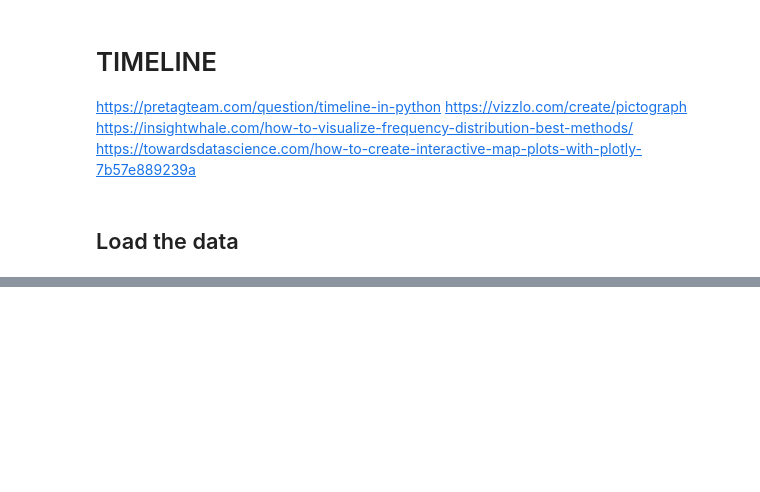
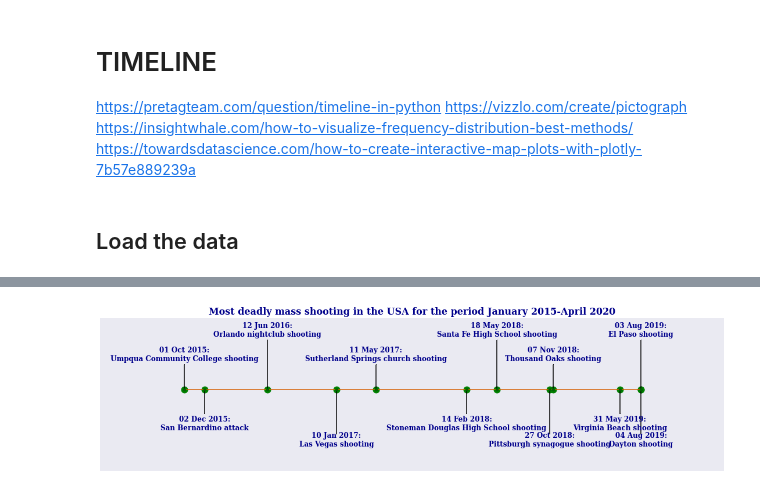
Before and after one commit to epfl-ada/ada-2021-project-sate, a Jupyter notebook: Timeline - Estelle.ipynb, the cells around one changed output, grey strips where cells are left out. Saved outputs shown, nothing was run; the diff lists cells and outputs as text; code cells hidden in the pictures; blank space fills up the shorter version.

```diff
--- a/Timeline - Estelle.ipynb
+++ b/Timeline - Estelle.ipynb
@@ -100,0 +126,49 @@ def show_values(axs, orient="v", space=.01):
+# %%
+dates = [date(2015,10,1), date(2015,12,2), date(2016,6,12), date(2017,1,10), date(2017,5,11), date(2018,2,14), date(2018,5,18), date(2018,10,27), date(2018,11,7), date(2019,5,31), date(2019,8,3), date(2019,8,4)]
+# date(2017, 6, 14), date(2017, 6, 22),
+min_date = date(2015, 1, 15)
+max_date = date(2020, 4, 15)
+
+labels_events = ['Umpqua Community College shooting', 'San Bernardino attack', 'Orlando nightclub shooting', 'Las Vegas shooting', 'Sutherland Springs church shooting', 'Stoneman Douglas High School shooting', 'Santa Fe High School shooting', 'Pittsburgh synagogue shooting', 'Thousand Oaks shooting', 'Virginia Beach shooting', 'El Paso shooting', 'Dayton shooting']
+# 'Congressional baseball shooting', 'Pizzagate murderer\'s sentence'
+labels_events = ['{0:%d %b %Y}:\n{1}'.format(d, l) for l, d in zip (labels_events, dates)]
+
+
+fig, ax = plt.subplots(figsize=(15, 4), constrained_layout=True)
+_ = ax.set_ylim(-2, 1.75)
+_ = ax.set_xlim(min_date, max_date)
+_ = ax.arrow(0, 0, 20, 15, color='black', zorder=1, linewidth=4)
+
+_ = ax.scatter(dates, np.zeros(len(dates)), s=120, c='green', zorder=2)
+_ = ax.scatter(dates, np.zeros(len(dates)), s=20, c='darkgreen', zorder=3)
+
+
+label_offsets = np.zeros(len(dates))
+label_offsets[::4] = 0.7
+label_offsets[2::4] = 1.3
+label_offsets[1::4] = -1.0
+label_offsets[3::4] = -1.4
+for i, (l, d) in enumerate(zip(labels_events, dates)):
+    _ = ax.text(d, label_offsets[i], l, ha='center', fontfamily='serif', fontweight='bold', color='darkblue',fontsize=12)
+
+stems = np.zeros(len(dates))
+stems[::4] = 0.6
+stems[2::4] = 1.2
+stems[1::4] = -0.6
+stems[3::4] = -1.1
+markerline, stemline, baseline = ax.stem(dates, stems, use_line_collection=True)
+_ = plt.setp(markerline, marker=',', color='black')
+_ = plt.setp(stemline, color='black')
+
+# hide lines around chart
+for spine in ["left", "top", "right", "bottom"]:
+    _ = ax.spines[spine].set_visible(False)
+
+# hide tick labels
+_ = ax.set_xticks([])
+_ = ax.set_yticks([])
+
+_ = ax.set_title('Most deadly mass shooting in the USA for the period January 2015-April 2020', fontweight="bold", fontfamily='serif', fontsize=16,
+                 color='darkblue')
+# %% [output]
+[figure, added]
```
Also changed, not shown: parts of 34 cells of this notebook, 2 other files.
